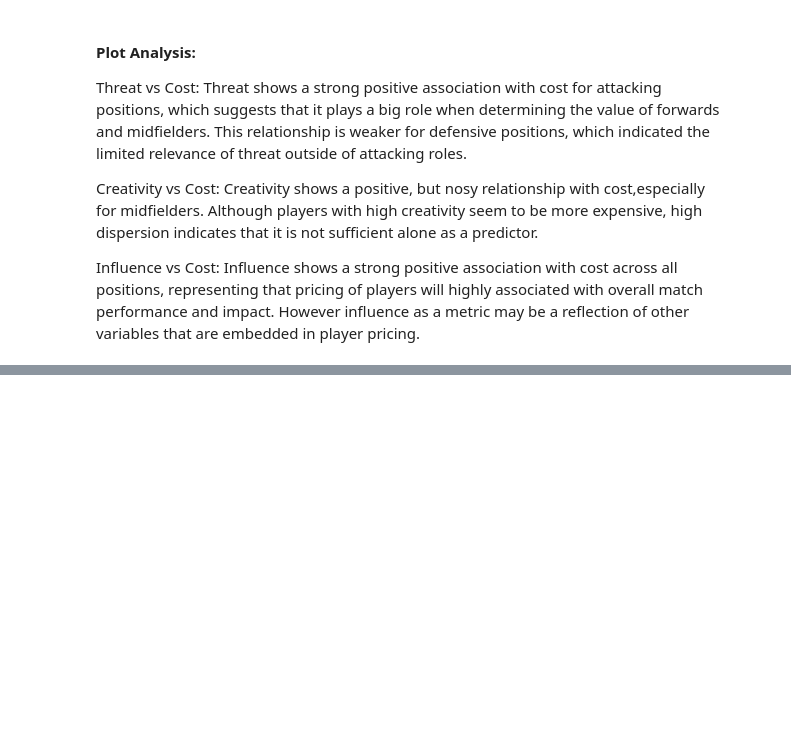
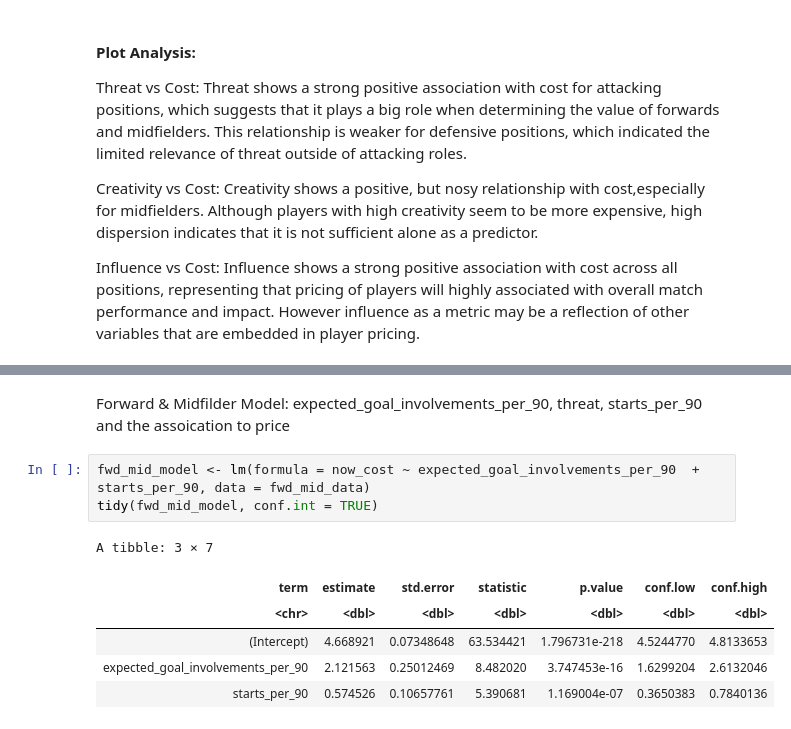
Before and after one commit to Ericckiim/Premier-League-Fantasy-Player-Valuation-Project, a Jupyter notebook: main.ipynb, the cells around one changed output, grey strips where cells are left out. Saved outputs shown, nothing was run; the diff lists cells and outputs as text; blank space fills up the shorter version.

```diff
--- a/main.ipynb
+++ b/main.ipynb
@@ -162,0 +238,12 @@ Influence vs Cost: Influence shows a strong positive association with cost acros
+# %% [markdown]
+Forward & Midfilder Model: expected_goal_involvements_per_90, threat, starts_per_90 and the assoication to price
+# %%
+fwd_mid_model <- lm(formula = now_cost ~ expected_goal_involvements_per_90  + starts_per_90, data = fwd_mid_data)
+tidy(fwd_mid_model, conf.int = TRUE)
+# %% [output]
+A tibble: 3 × 7
+| term | estimate | std.error | statistic | p.value | conf.low | conf.high |
+| <chr> | <dbl> | <dbl> | <dbl> | <dbl> | <dbl> | <dbl> |
+| (Intercept) | 4.668921 | 0.07348648 | 63.534421 | 1.796731e-218 | 4.5244770 | 4.8133653 |
+| expected_goal_involvements_per_90 | 2.121563 | 0.25012469 | 8.482020 | 3.747453e-16 | 1.6299204 | 2.6132046 |
+| starts_per_90 | 0.574526 | 0.10657761 | 5.390681 | 1.169004e-07 | 0.3650383 | 0.7840136 |
```
Also changed, not shown: parts of 24 cells of this notebook.
